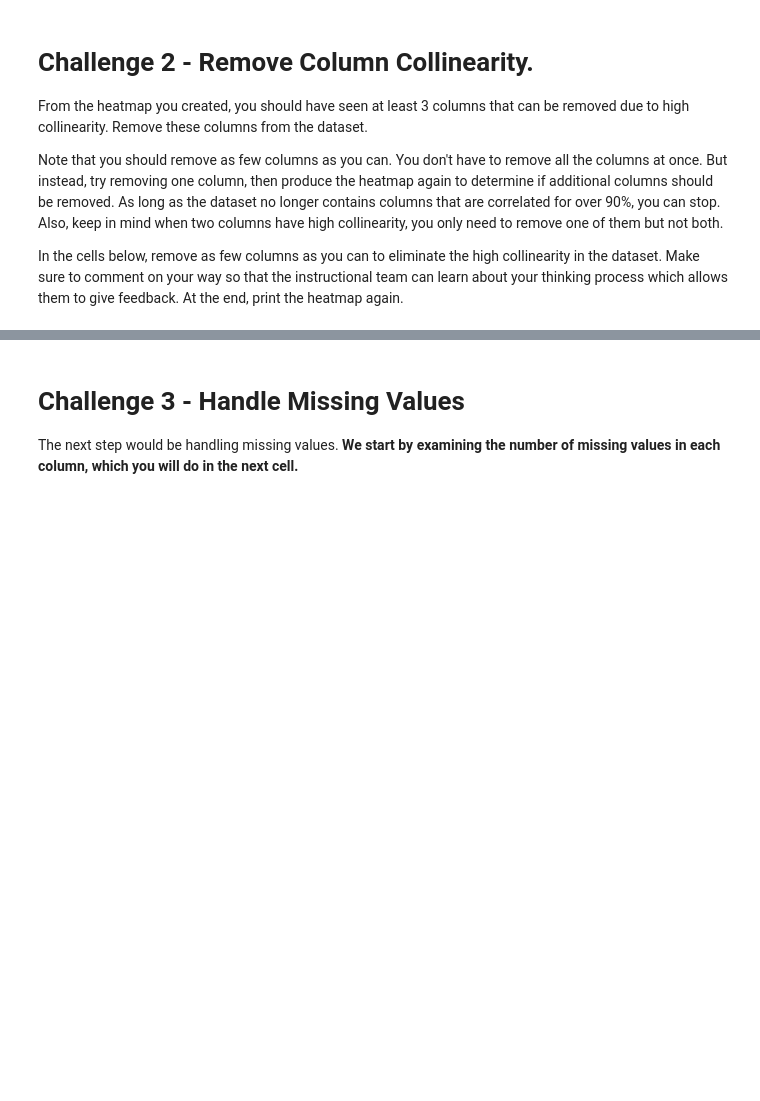
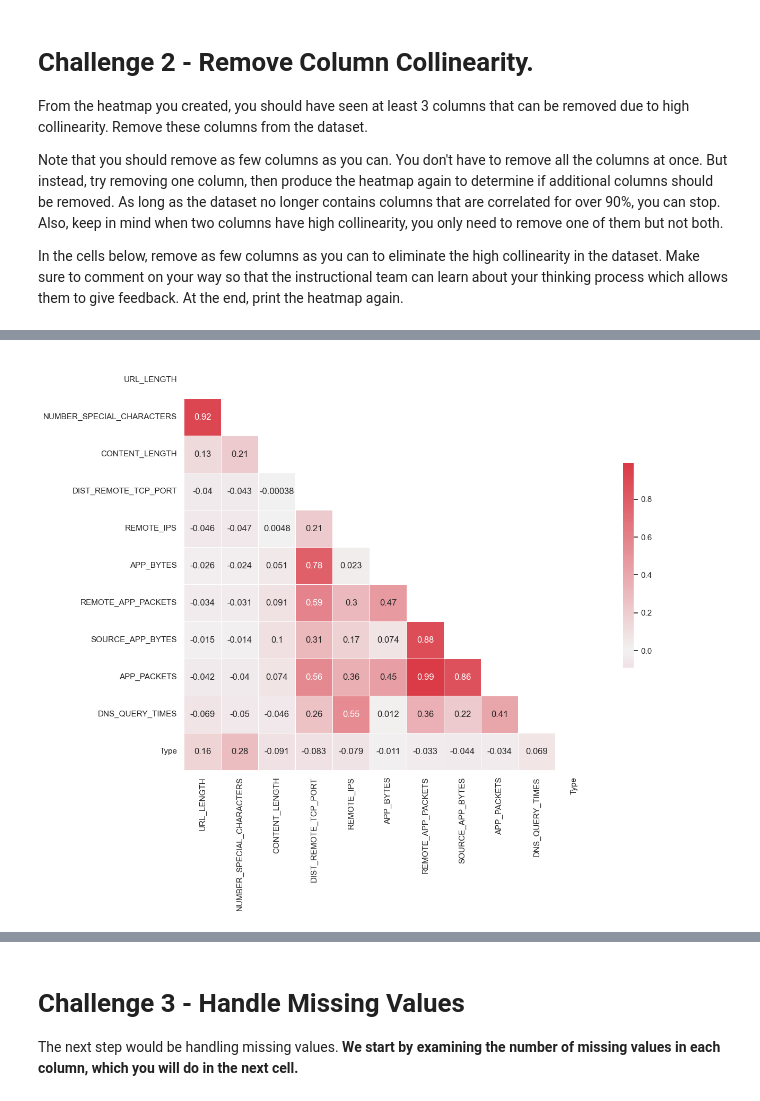
Before and after one commit to Ironhack-Data-Madrid-Octubre-2023/7.1-lab_supervised_learning, a Jupyter notebook: your-code/main.ipynb, the cells around one changed output, grey strips where cells are left out. Saved outputs shown, nothing was run; the diff lists cells and outputs as text; code cells hidden in the pictures; blank space fills up the shorter version.

```diff
--- a/your-code/main.ipynb
+++ b/your-code/main.ipynb
@@ -192,0 +204,5 @@ In the cells below, remove as few columns as you can to eliminate the high colli
+# %%
+# due to what we found before, I am going to drop some columns such as TCP_CONVERSATION_EXCHANGE, REMOTE_APP_BYTES and SOURCE_APP_PACKETS
+#because those are the ones more correlated to the rest and see what happens.
+
+websites2 = websites.copy()     # I create a copy just in case.
@@ -192,0 +225,22 @@ In the cells below, remove as few columns as you can to eliminate the high colli
+# %%
+websites2.drop(columns=['TCP_CONVERSATION_EXCHANGE','REMOTE_APP_BYTES','SOURCE_APP_PACKETS'], inplace=True)
+# %%
+plt.figure(figsize=(15, 10))                               # 150x100 pixeles
+
+sns.set(style='white')                                     # estilo blanco
+
+mask=np.triu(np.ones_like(websites2.corr(numeric_only=True), dtype=bool))    # mascara para tapar lo de arriba
+
+cmap=sns.diverging_palette(0, 10, as_cmap=True)            # paleta de  colores
+
+
+sns.heatmap(websites2.corr(numeric_only=True),
+            mask=mask,
+            cmap=cmap,
+            center=0,
+            square=True,
+            annot=True,
+            linewidths=0.5,
+            cbar_kws={'shrink': 0.5});
+# %% [output]
+[figure, added]
```
Also changed, not shown: parts of 9 cells of this notebook.
